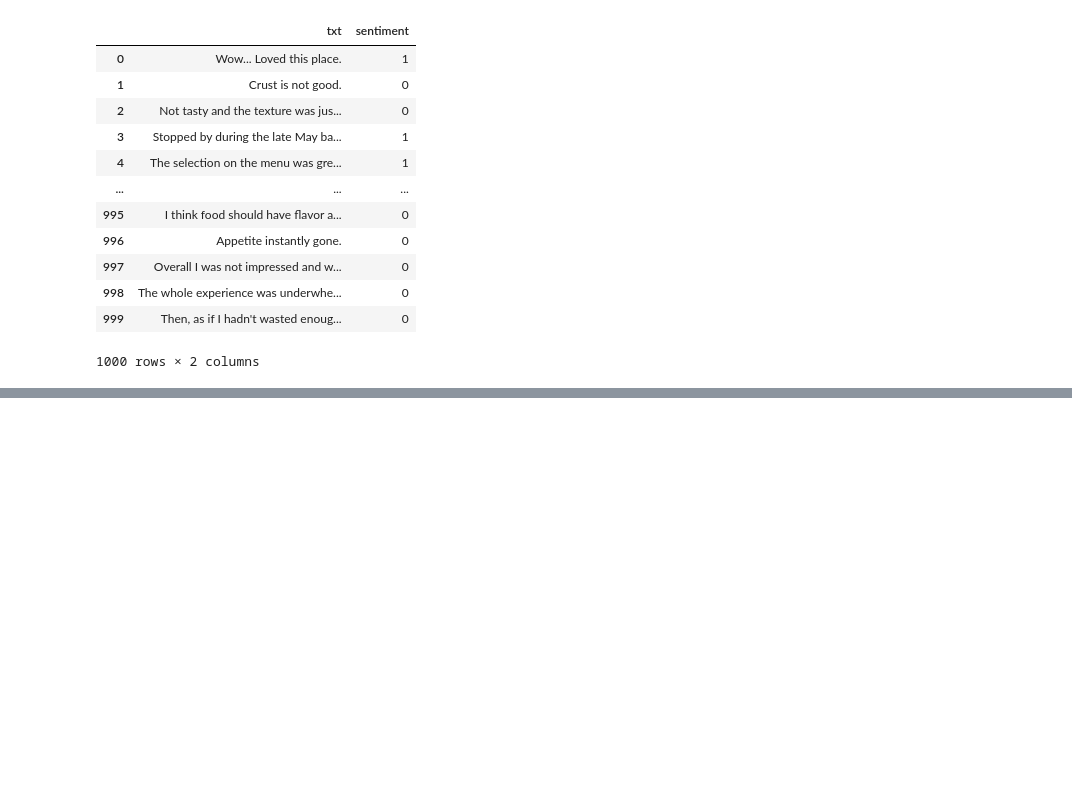
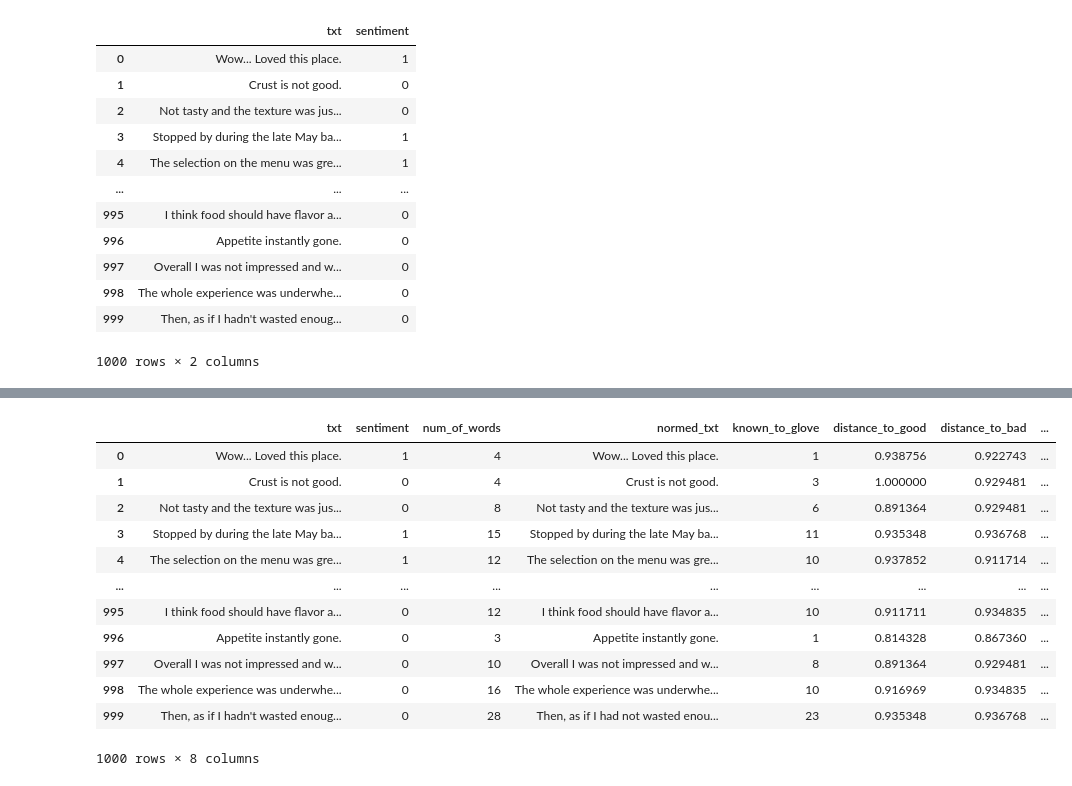
Before and after one commit to yairhoresh/Afeka, a Jupyter notebook: class_exercise_EDA_and_word_embedding.ipynb, the cells around one changed output, grey strips where cells are left out. Saved outputs shown, nothing was run; the diff lists cells and outputs as text; code cells hidden in the pictures; blank space fills up the shorter version.

```diff
--- a/class_exercise_EDA_and_word_embedding.ipynb
+++ b/class_exercise_EDA_and_word_embedding.ipynb
@@ -47,0 +66,6 @@ df
+# %%
+# I used groups to avoid cases as xxx n't xxx and \b for cases s/a wasn'tttt
+print(re.sub(r"(\w+)n't\b", r"\g<1> not", r"i n't wasn't here"))
+df['normed_txt'] = df['txt'].apply(lambda x : re.sub(r"(\w+)n't\b", r"\g<1> not", x))
+
+df[df.txt.str.contains("n't")].sample(5)
@@ -47,0 +103,2 @@ df
+# %%
+df['known_to_glove'] = df['txt'].apply(lambda x : sum([1 for item in x.split(' ') if glove_model.__contains__(item)]))
@@ -47,0 +155,12 @@ df
+# %%
+def sentence_distance_from_word(happy_or_sad, sentence):
+
+    list_of_word_vectors = [glove_model[item] for item in re.split('\W+', sentence.lower()) if glove_model.__contains__(item)]
+
+    # find and return the closest vector
+    best_vector_score = 0
+    for vector in list_of_word_vectors:
+        similarity = cosine_similarity(X=[vector], Y=[glove_model[happy_or_sad]])[0][0]
+        if similarity > best_vector_score:
+            best_vector_score = similarity
+    return best_vector_score
@@ -47,0 +171,4 @@ df
+# %%
+%%time
+df['distance_to_good'] = df['txt'].apply(lambda x : sentence_distance_from_word('good', x))
+df['distance_to_bad'] = df['txt'].apply(lambda x : sentence_distance_from_word('bad', x))
@@ -47,0 +178,16 @@ df
+# %%
+df
+# %% [output]
+|  | txt | sentiment | num_of_words | normed_txt | known_to_glove | distance_to_good | distance_to_bad | ... |
+| 0 | Wow... Loved this place. | 1 | 4 | Wow... Loved this place. | 1 | 0.938756 | 0.922743 | ... |
+| 1 | Crust is not good. | 0 | 4 | Crust is not good. | 3 | 1.000000 | 0.929481 | ... |
+| 2 | Not tasty and the texture was jus... | 0 | 8 | Not tasty and the texture was jus... | 6 | 0.891364 | 0.929481 | ... |
+| 3 | Stopped by during the late May ba... | 1 | 15 | Stopped by during the late May ba... | 11 | 0.935348 | 0.936768 | ... |
+| 4 | The selection on the menu was gre... | 1 | 12 | The selection on the menu was gre... | 10 | 0.937852 | 0.911714 | ... |
+| ... | ... | ... | ... | ... | ... | ... | ... | ... |
+| 995 | I think food should have flavor a... | 0 | 12 | I think food should have flavor a... | 10 | 0.911711 | 0.934835 | ... |
+| 996 | Appetite instantly gone. | 0 | 3 | Appetite instantly gone. | 1 | 0.814328 | 0.867360 | ... |
+| 997 | Overall I was not impressed and w... | 0 | 10 | Overall I was not impressed and w... | 8 | 0.891364 | 0.929481 | ... |
+| 998 | The whole experience was underwhe... | 0 | 16 | The whole experience was underwhe... | 10 | 0.916969 | 0.934835 | ... |
+| 999 | Then, as if I hadn't wasted enoug... | 0 | 28 | Then, as if I had not wasted enou... | 23 | 0.935348 | 0.936768 | ... |
+1000 rows × 8 columns
```
Also changed, not shown: parts of 27 cells of this notebook.
